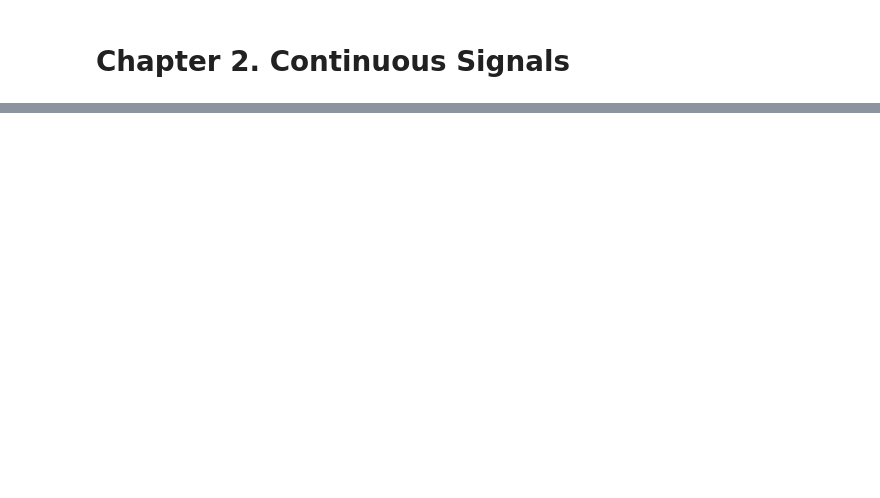
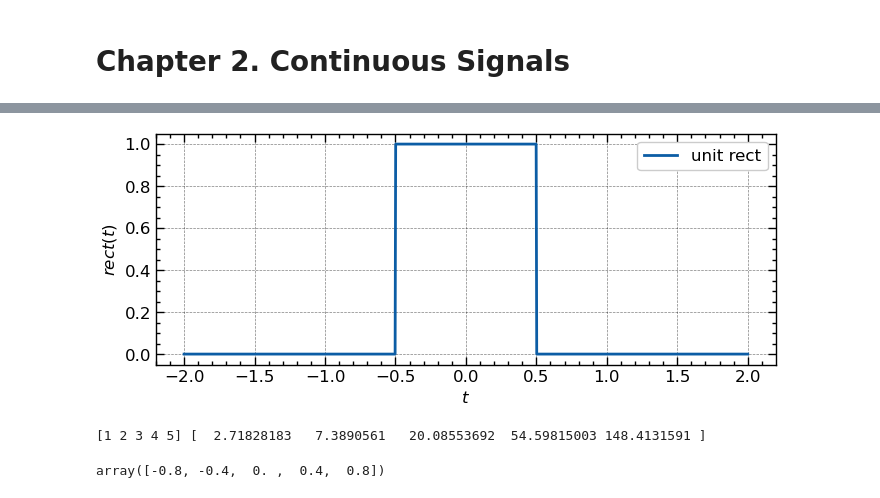
Before and after one commit to mshong/signals_systems, a Jupyter notebook: chap2_continuous signals.ipynb, the cells around one changed output, grey strips where cells are left out. Cells and saved outputs as stored; diff of their text form; code cells hidden in the pictures; blank space fills up the shorter version.

```diff
--- a/chap2_continuous signals.ipynb
+++ b/chap2_continuous signals.ipynb
@@ -50,0 +73,21 @@ x, y
+# %%
+plt.figure(figsize=(8,3))
+plt.plot(t, x, label='unit rect')
+plt.xlabel('$t$', fontsize=12)
+plt.ylabel('$rect(t)$', fontsize=12)
+plt.legend(loc='upper right', fontsize=12)
+plt.tick_params(axis='both', which='major', labelsize=12)
+plt.show()
+# %% [output]
+[figure, added]
+# %%
+x = np.arange(1, 6, 1)
+y_exp = np.exp(x)
+print(x, y)
+# %% [output]
+[1 2 3 4 5] [  2.71828183   7.3890561   20.08553692  54.59815003 148.4131591 ]
+# %%
+x = np.arange(-0.8, 1.2, 0.4)
+x
+# %% [output]
+array([-0.8, -0.4,  0. ,  0.4,  0.8])
```
Also changed, not shown: parts of 8 cells of this notebook.
